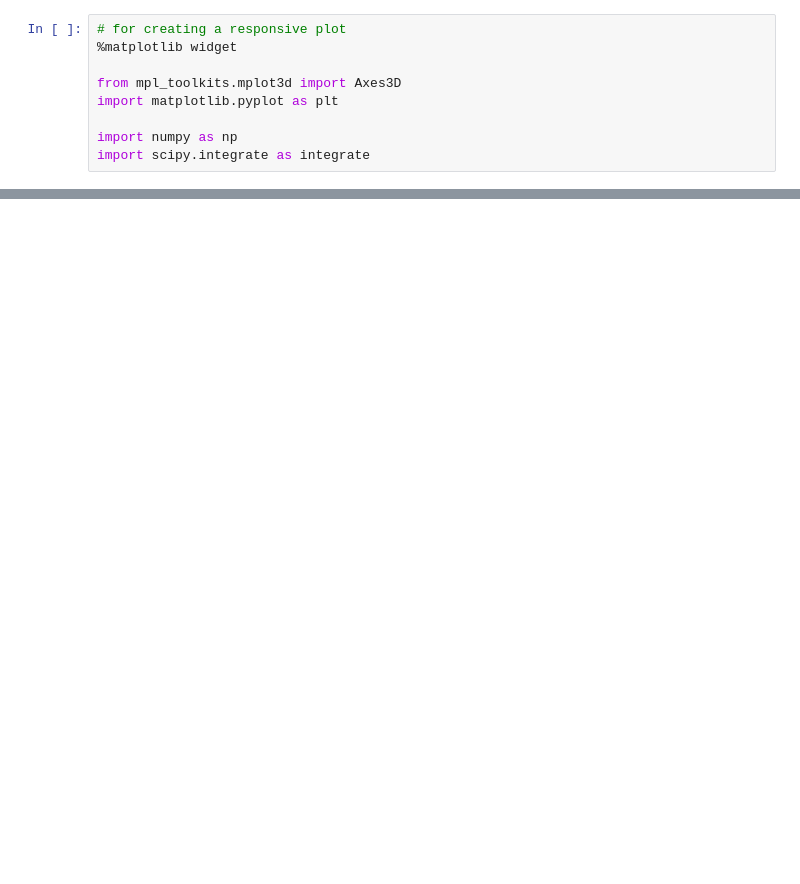
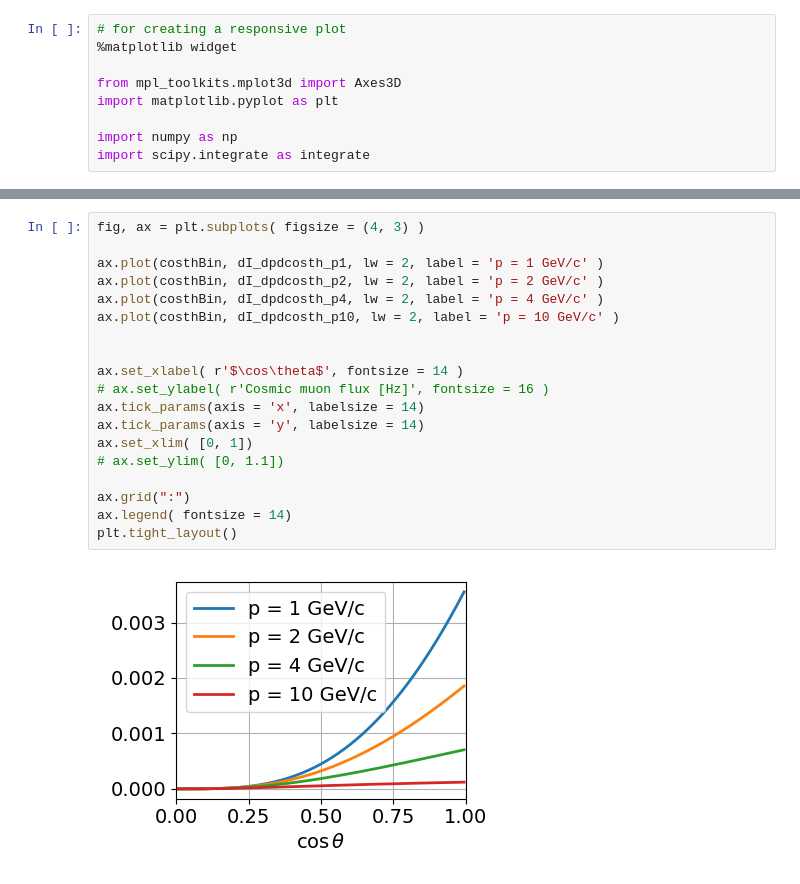
Before and after one commit to yuntsebaryon/SimpleCosmics, a Jupyter notebook: AnalyticCosmicFlux.ipynb, the cells around one changed output, grey strips where cells are left out. Saved outputs shown, nothing was run; the diff lists cells and outputs as text; blank space fills up the shorter version.

```diff
--- a/AnalyticCosmicFlux.ipynb
+++ b/AnalyticCosmicFlux.ipynb
@@ -41,0 +108,21 @@ plt.tight_layout(w_pad = 0.1)
+# %%
+fig, ax = plt.subplots( figsize = (4, 3) )
+
+ax.plot(costhBin, dI_dpdcosth_p1, lw = 2, label = 'p = 1 GeV/c' )
+ax.plot(costhBin, dI_dpdcosth_p2, lw = 2, label = 'p = 2 GeV/c' )
+ax.plot(costhBin, dI_dpdcosth_p4, lw = 2, label = 'p = 4 GeV/c' )
+ax.plot(costhBin, dI_dpdcosth_p10, lw = 2, label = 'p = 10 GeV/c' )
+
+
+ax.set_xlabel( r'$\cos\theta$', fontsize = 14 )
+# ax.set_ylabel( r'Cosmic muon flux [Hz]', fontsize = 16 )
+ax.tick_params(axis = 'x', labelsize = 14)
+ax.tick_params(axis = 'y', labelsize = 14)
+ax.set_xlim( [0, 1])
+# ax.set_ylim( [0, 1.1])
+
+ax.grid(":")
+ax.legend( fontsize = 14)
+plt.tight_layout()
+# %% [output]
+[figure, added]
```
Also changed, not shown: parts of 17 cells of this notebook, 1 other file.
